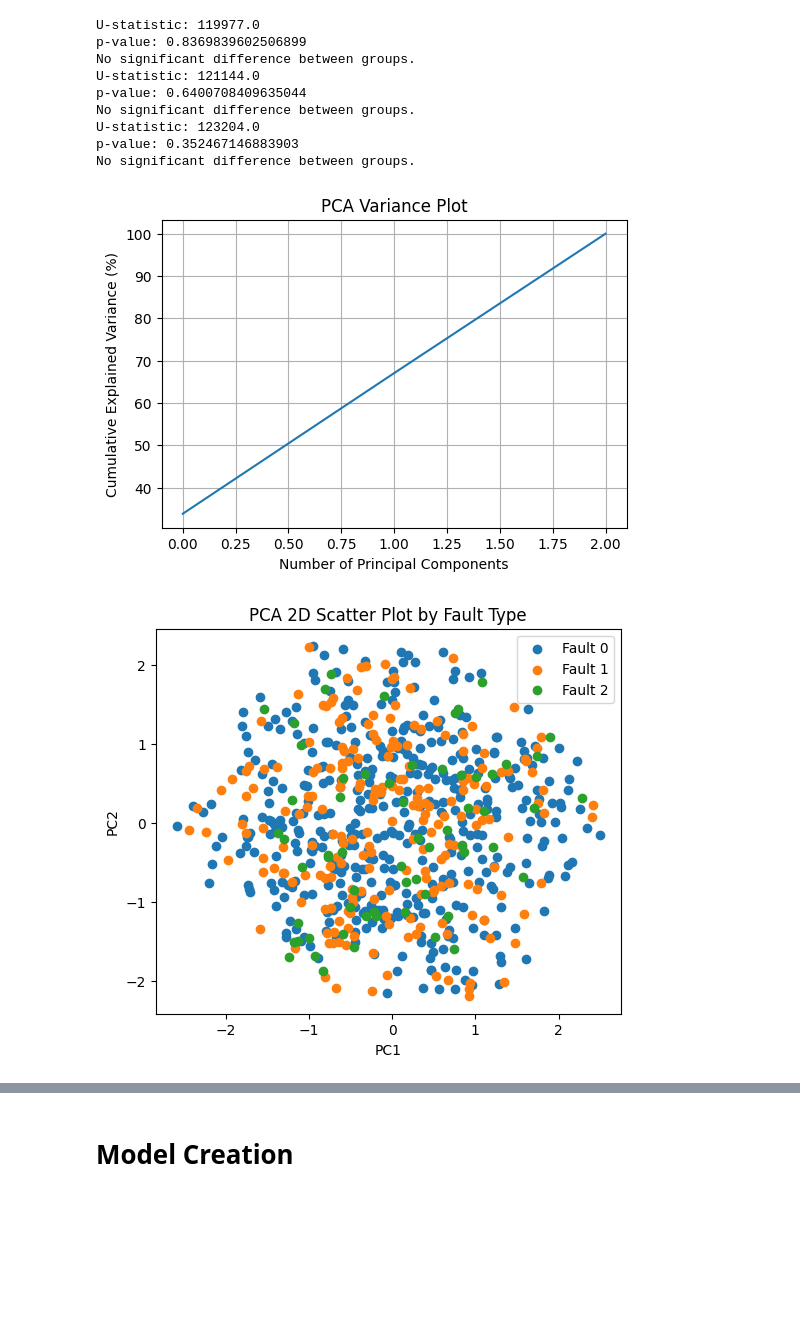
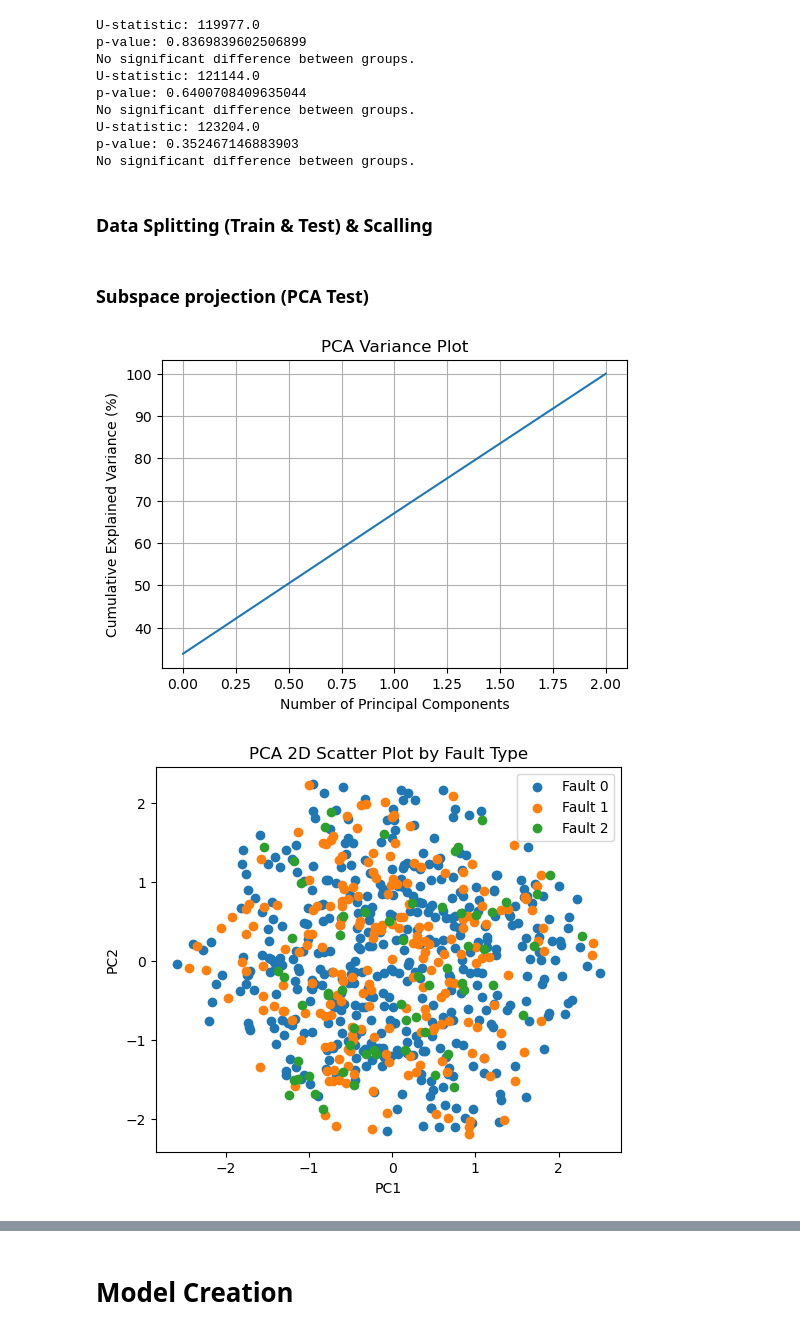
Before and after one commit to Lakshan15308/AppliedMLProject, a Jupyter notebook: AML_project.ipynb, the cells around one changed output, grey strips where cells are left out. Drawn from its saved outputs; the diff is of its cells as text; code cells hidden in the pictures; blank space fills up the shorter version.

```diff
--- a/AML_project.ipynb
+++ b/AML_project.ipynb
@@ -245,4 +345,6 @@ No significant difference between groups.
 U-statistic: 123204.0
 p-value: 0.352467146883903
 No significant difference between groups.
+# %% [markdown]
+### **Data Splitting (Train & Test) & Scalling**
 # %%
@@ -264,28 +368,7 @@ X_val, X_test, y_val, y_test = train_test_split(
+# %% [markdown]
+### **Subspace projection (PCA Test)**
 # %%
-import numpy as np
-import matplotlib.pyplot as plt
-from sklearn.preprocessing import StandardScaler
-from sklearn.model_selection import train_test_split
-from sklearn.decomposition import PCA
-from sklearn.cluster import KMeans
-
-# 1. Select Features and Labels
-feature_cols = ['Vibration (mm/s)', 'Temperature (°C)', 'Pressure (bar)']
-X = df[feature_cols].values
-y = df['Fault Label'].values
-
-# 2. Train-Test Split (ALWAYS FIRST)
-X_train, X_test, y_train, y_test = train_test_split(
-    X, y, test_size=0.3, random_state=42, stratify=y
-)
-
-
-# 3. Standardization (fit on TRAIN only)
-scaler = StandardScaler()
-X_train_scaled = scaler.fit_transform(X_train)
-X_test_scaled = scaler.transform(X_test)
-
-# 4. PCA (fit ONLY on training data)
+#PCA (fit ONLY on training data)
 pca = PCA()
 X_train_pca = pca.fit_transform(X_train_scaled)
 X_test_pca = pca.transform(X_test_scaled)
@@ -308,32 +391,32 @@ for label in np.unique(y_train):
     plt.scatter(
         X_train_pca2[y_train == label, 0],
         X_train_pca2[y_train == label, 1],
         label=f"Fault {label}"
     )
 
 plt.xlabel('PC1')
 plt.ylabel('PC2')
 plt.title('PCA 2D Scatter Plot by Fault Type')
 plt.legend()
 plt.show()
 
 # Graph 4 – K-Means Cluster Visualization
 kmeans = KMeans(n_clusters=3, random_state=42)
 clusters = kmeans.fit_predict(X_train_pca2)
 
 plt.figure(figsize=(6,5))
 plt.scatter(X_train_pca2[:,0], X_train_pca2[:,1], c=clusters, alpha=0.6)
 plt.scatter(
     kmeans.cluster_centers_[:,0],
     kmeans.cluster_centers_[:,1],
     color='red',
     marker='x',
     s=100
 )
 plt.xlabel('PC1')
 plt.ylabel('PC2')
 plt.title('K-Means Clusters on PCA Components')
 plt.show()
 # %% [output]
-[figure, old version]
+[figure, new version]
-[figure, old version]
+[figure, new version]
```
Also changed, not shown: parts of 31 cells of this notebook, 1 other file.
